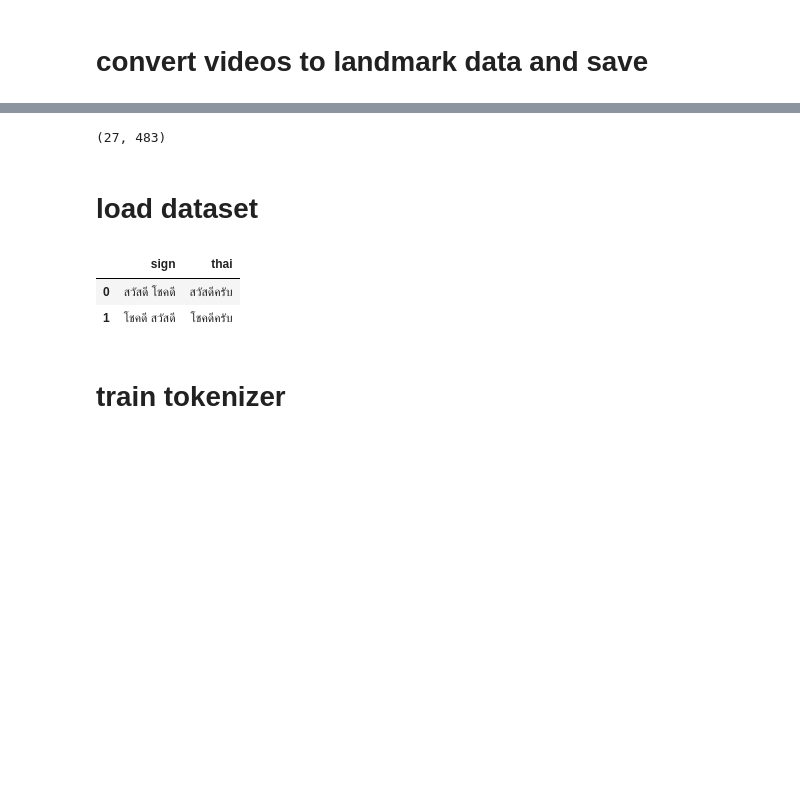
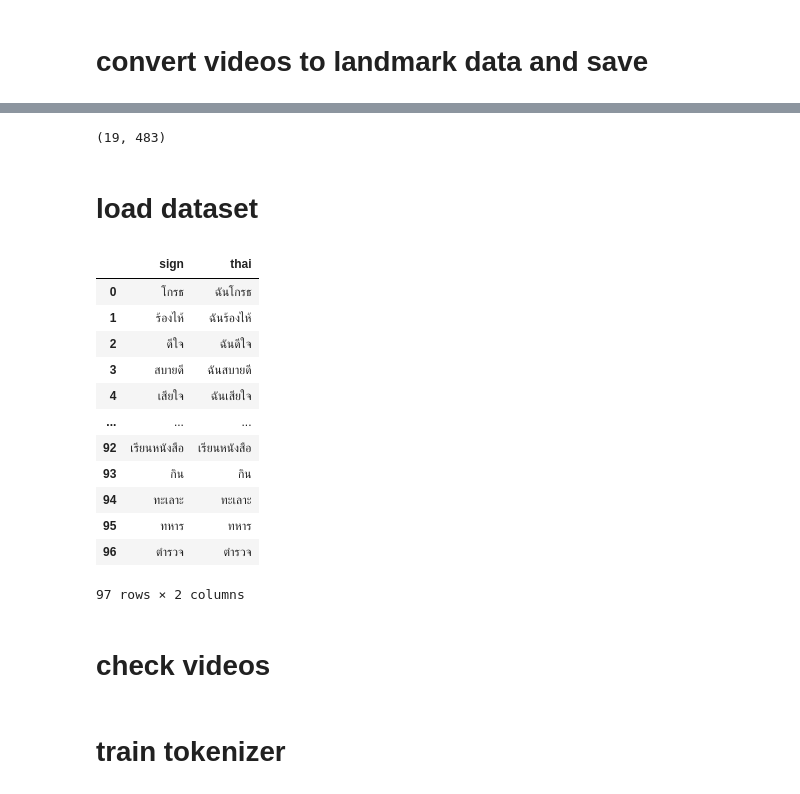
Before and after one commit to Boatkungg/sign_language_translate, a Jupyter notebook: train_sign2thai.ipynb, the cells around one changed output, grey strips where cells are left out. Saved outputs shown, nothing was run; the diff lists cells and outputs as text; code cells hidden in the pictures; blank space fills up the shorter version.

```diff
--- a/train_sign2thai.ipynb
+++ b/train_sign2thai.ipynb
@@ -346,6 +533,7 @@ for video_path in video_files_paths:
 # %%
-# test load keypoints
-video_keypoints = np.load("sign_language_translate/dataset/keypoints/โชคดี.npy")
-video_keypoints.shape
+# # test normalize_landmarks_scale
+# video_keypoints = np.load(glob.glob("sign_language_translate/dataset/keypoints/สวัสดี/*.npy")[0])
+# normalized_keypoints = normalize_landmarks_scale(video_keypoints, reference_scale)
+# normalized_keypoints.shape
 # %% [output]
-(27, 483)
+(19, 483)
@@ -352,9 +566,21 @@ video_keypoints.shape
 # %% [markdown]
 # load dataset
 # %%
-csv_dataset = pd.read_csv("sign_language_translate/test.csv")
+csv_dataset = pd.read_csv("sign_language_translate/TSLCall.csv")
 csv_dataset
 # %% [output]
 |  | sign | thai |
-| 0 | สวัสดี โชคดี | สวัสดีครับ |
-| 1 | โชคดี สวัสดี | โชคดีครับ |
+| 0 | โกรธ | ฉันโกรธ |
+| 1 | ร้องไห้ | ฉันร้องไห้ |
+| 2 | ดีใจ | ฉันดีใจ |
+| 3 | สบายดี | ฉันสบายดี |
+| 4 | เสียใจ | ฉันเสียใจ |
+| ... | ... | ... |
+| 92 | เรียนหนังสือ | เรียนหนังสือ |
+| 93 | กิน | กิน |
+| 94 | ทะเลาะ | ทะเลาะ |
+| 95 | ทหาร | ทหาร |
+| 96 | ตำรวจ | ตำรวจ |
+97 rows × 2 columns
+# %% [markdown]
+# check videos
```
Also changed, not shown: parts of 45 cells of this notebook, 6 other files.
